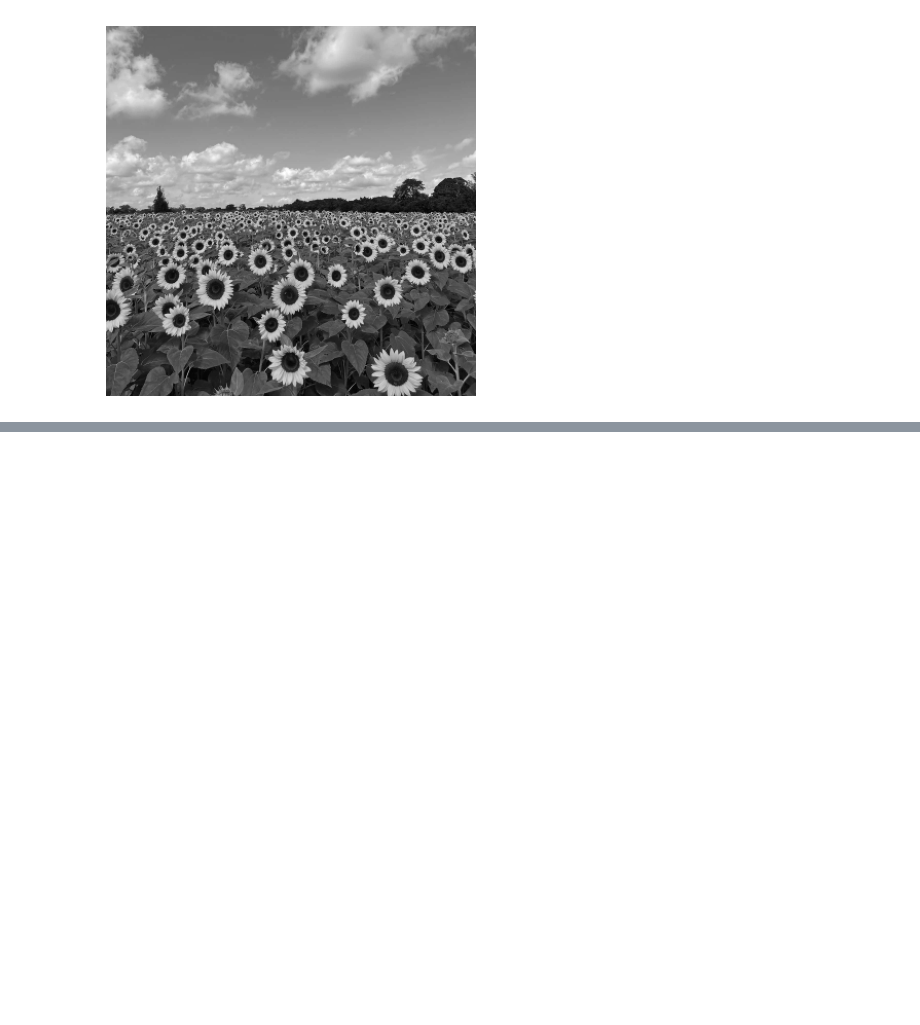
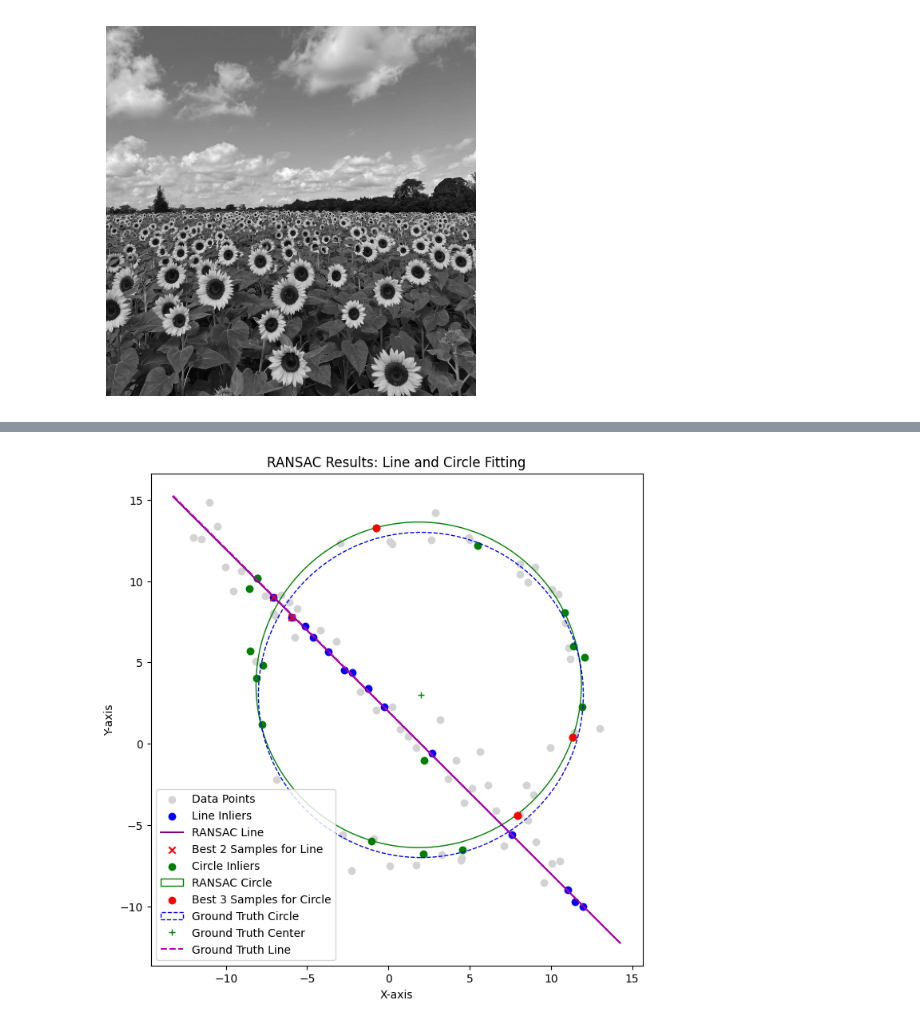
Before and after one commit to nadunnr/EN3160-Image-Processing-and-Machine-Vision, a Jupyter notebook: assignments/Assignment_02/assignment_02.ipynb, the cells around one changed output, grey strips where cells are left out. Cells and saved outputs as stored; diff of their text form; code cells hidden in the pictures; blank space fills up the shorter version.

```diff
--- a/assignments/Assignment_02/assignment_02.ipynb
+++ b/assignments/Assignment_02/assignment_02.ipynb
@@ -74,0 +255,58 @@ Parameters of the largest circle: center=(110, 258), radius=15, sigma=2.0
+# %%
+# Plot the results
+fig, ax = plt.subplots(1, 1, figsize=(8, 8))
+
+# Plot original points from the full dataset X
+ax.scatter(X[:, 0], X[:, 1], color='lightgray', label='Data Points')
+
+# Plot the inliers for the line
+if best_line_models is not None:
+    ax.scatter(X[line_inliers, 0], X[line_inliers, 1], color='blue', label='Line Inliers')
+
+    # Plot the estimated line
+    x_min, x_max = ax.get_xlim()
+    x_range = np.array([x_min, x_max])
+    y_range = (-best_line_models[0] * x_range + best_line_models[2]) / best_line_models[1]
+    plt.plot(x_range, y_range, label='RANSAC Line', color='purple')
+
+    # Mark the best 2 samples for the line
+    best_line_sample_indices = line_inliers[:2]
+    best_line_samples = X[best_line_sample_indices]
+    ax.scatter(best_line_samples[:, 0], best_line_samples[:, 1], color='red', marker='x', label='Best 2 Samples for Line')
+else:
+    print("No valid line model found.")
+
+# Plot the inliers for the circle
+if best_circle_models is not None:
+    ax.scatter(X[circle_inliers, 0], X[circle_inliers, 1], color='green', label='Circle Inliers')
+
+    # Plot the estimated circle
+    x_center, y_center, radius = best_circle_models
+    circle_estimated = plt.Circle((x_center, y_center), radius, color='green', fill=False, label='RANSAC Circle')
+    ax.add_artist(circle_estimated)
+
+    # Mark the best 3 samples for the circle
+    best_circle_sample_indices = circle_inliers[:3]
+    best_circle_samples = X[best_circle_sample_indices]
+    ax.scatter(best_circle_samples[:, 0], best_circle_samples[:, 1], color='red', marker='o', label='Best 3 Samples for Circle')
+else:
+    print("No valid circle model found.")
+
+# Add the ground truth circle and line (for comparison)
+circle_gt = plt.Circle((x0_gt, y0_gt), r, color='blue', fill=False, linestyle='--', label='Ground Truth Circle')
+ax.add_artist(circle_gt)
+
+ax.plot(x0_gt, y0_gt, '+g', label='Ground Truth Center')
+
+y_range_gt = m * x_range + b
+plt.plot(x_range, y_range_gt, color='m', linestyle='--', label='Ground Truth Line')
+
+# Set plot properties
+ax.set_xlabel('X-axis')
+ax.set_ylabel('Y-axis')
+ax.set_aspect('equal')
+plt.legend()
+plt.title('RANSAC Results: Line and Circle Fitting')
+plt.show()
+# %% [output]
+[figure, added]
```
Also changed, not shown: parts of 5 cells of this notebook, 1 other file.
